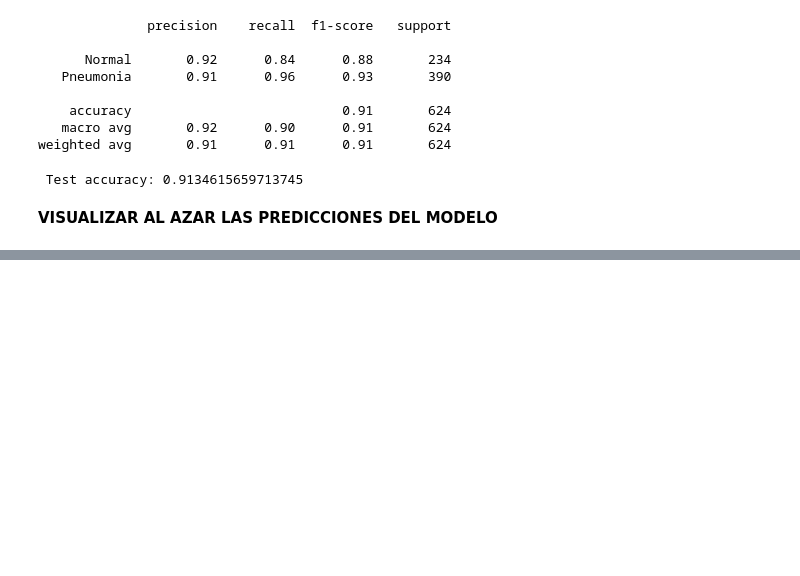
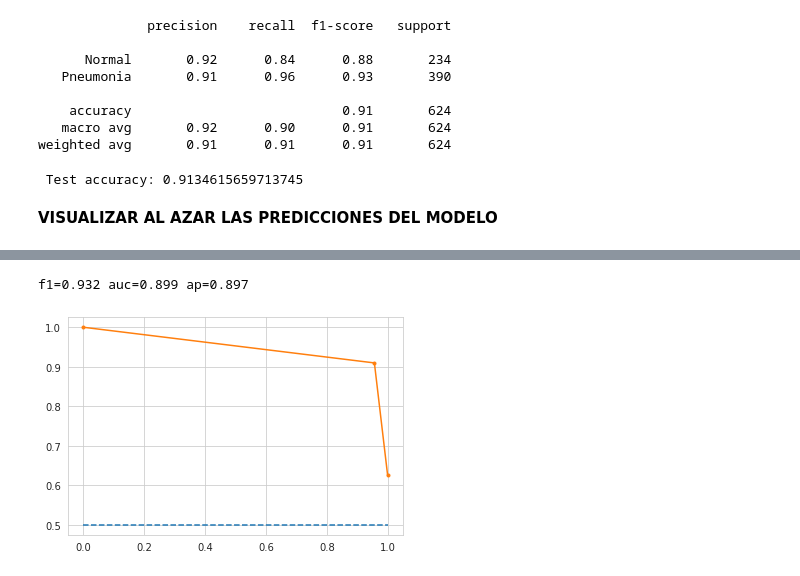
Before and after one commit to Albertogalred/Data-Science, a Jupyter notebook: NeumoX.ipynb, the cells around one changed output, grey strips where cells are left out. Cells and saved outputs as stored; diff of their text form; code cells hidden in the pictures; blank space fills up the shorter version.

```diff
--- a/NeumoX.ipynb
+++ b/NeumoX.ipynb
@@ -443,0 +566,16 @@ print('\n', 'Test accuracy:', score[1])
+# %%
+# calculate F1 score
+#
+f1 = f1_score( pre["label"], pre["pre"])
+# calculate average precision score
+ap = average_precision_score(pre["label"], pre["pre"])
+print('f1=%.3f auc=%.3f ap=%.3f' % (f1, auc, ap))
+# plot no skill
+pyplot.plot([0, 1], [0.5, 0.5], linestyle='--')
+# plot the roc curve for the model
+pyplot.plot(recall, precision, marker='.')
+# show the plot
+pyplot.show()
+# %% [output]
+f1=0.932 auc=0.899 ap=0.897
+[figure, added]
```
Also changed, not shown: parts of 12 cells of this notebook.
